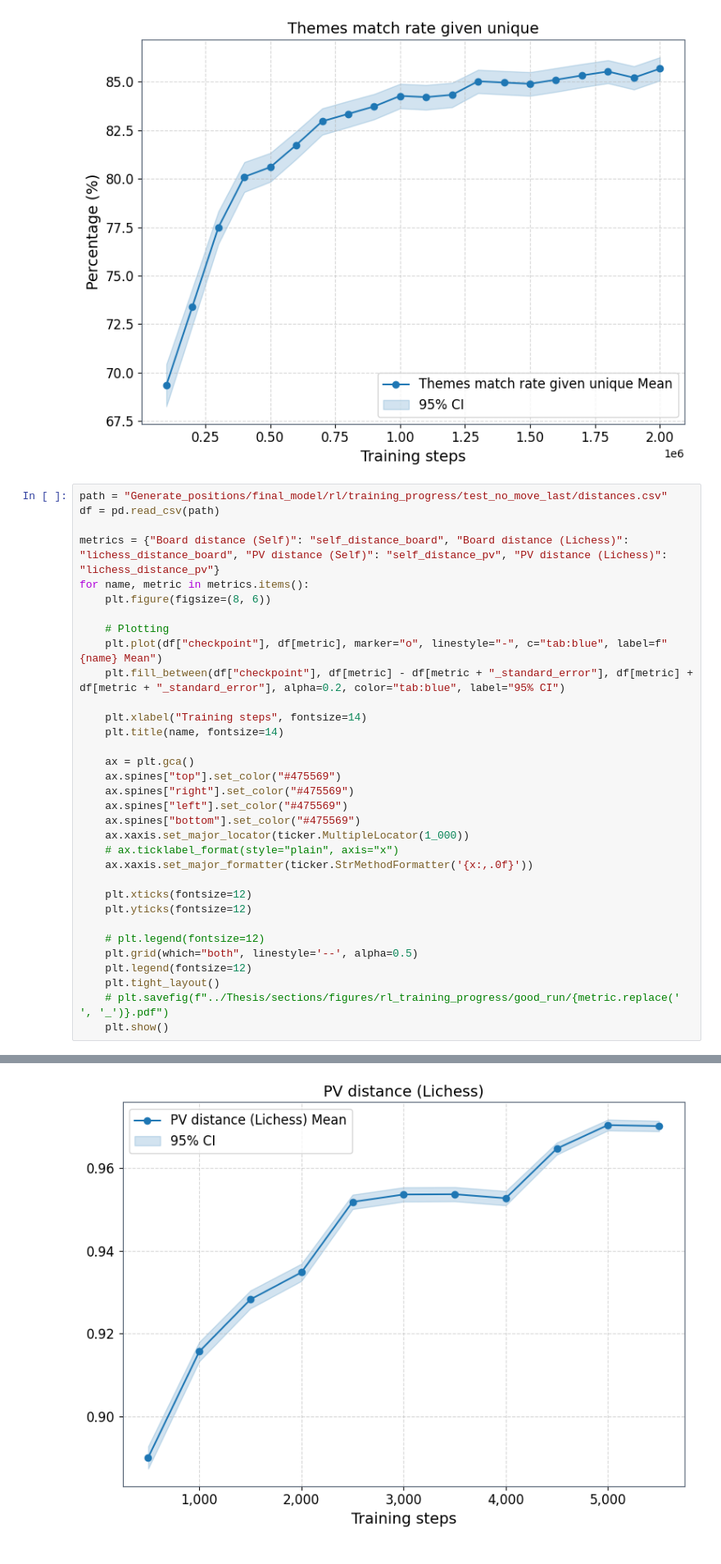
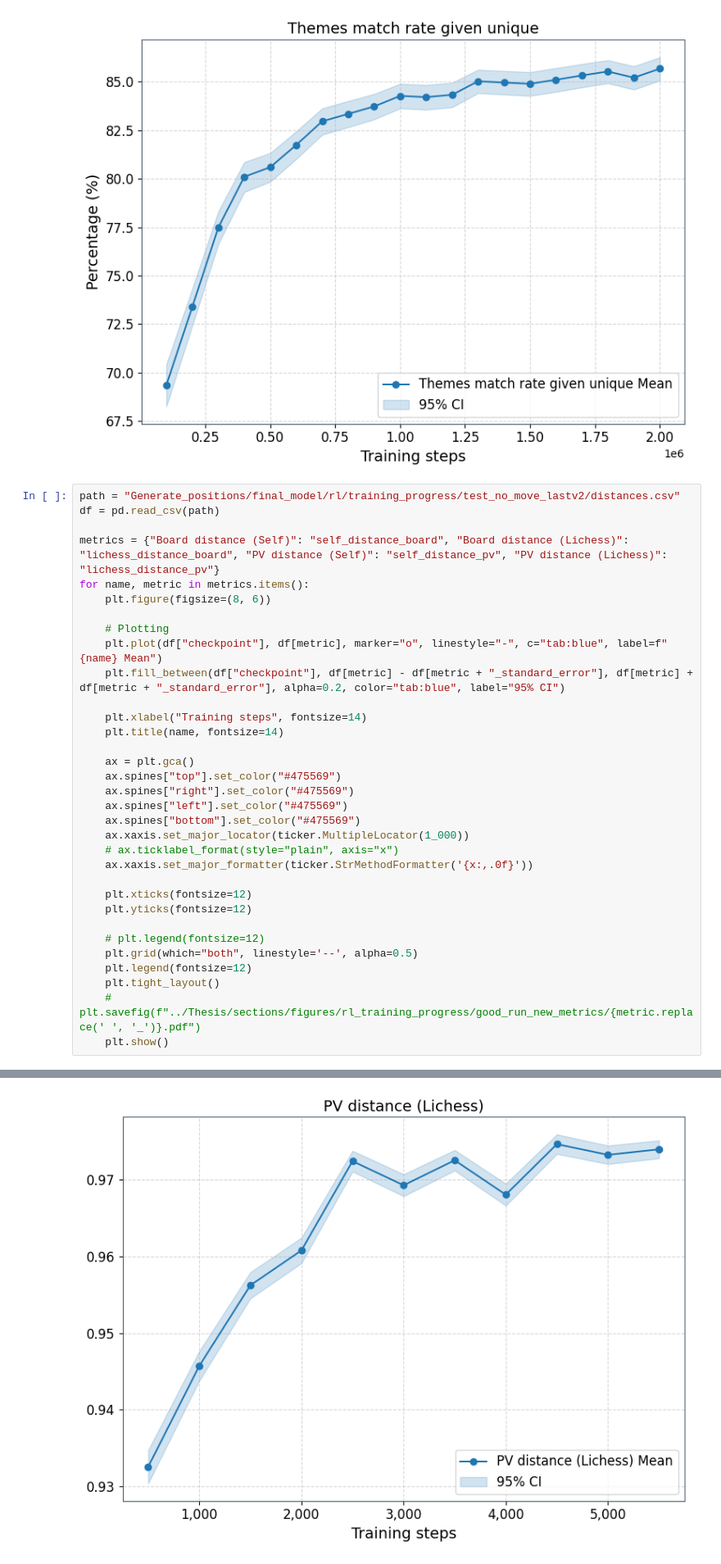
Before and after one commit to naapeli/Generating-open-source-chess-puzzles, a Jupyter notebook: src/plots.ipynb, the cells around one changed output, grey strips where cells are left out. Shown at 82% size. Drawn from its saved outputs; the diff is of its cells as text.

Commit message:
Thesis finally submitted

```diff
--- a/src/plots.ipynb
+++ b/src/plots.ipynb
@@ -338,7 +338,7 @@ for metric in metrics:
 [figure]
 [figure]
 # %%
-path = "Generate_positions/final_model/rl/training_progress/test_no_move_last/distances.csv"
+path = "Generate_positions/final_model/rl/training_progress/test_no_move_lastv2/distances.csv"
 df = pd.read_csv(path)
 
 metrics = {"Board distance (Self)": "self_distance_board", "Board distance (Lichess)": "lichess_distance_board", "PV distance (Self)": "self_distance_pv", "PV distance (Lichess)": "lichess_distance_pv"}
@@ -368,6 +368,6 @@ for name, metric in metrics.items():
     plt.grid(which="both", linestyle='--', alpha=0.5)
     plt.legend(fontsize=12)
     plt.tight_layout()
-    # plt.savefig(f"../Thesis/sections/figures/rl_training_progress/good_run/{metric.replace(' ', '_')}.pdf")
+    # plt.savefig(f"../Thesis/sections/figures/rl_training_progress/good_run_new_metrics/{metric.replace(' ', '_')}.pdf")
     plt.show()
 # %% [output]
@@ -377,4 +377,4 @@ for name, metric in metrics.items():
-[figure, old version]
+[figure, new version]
 # %%
 log_path = "../src/runs/rl/final_large_runs/final_thesis_experiments/full_diversity11"
 df = tflog2pandas(log_path)
```
Also changed, not shown: parts of 1 cell of this notebook, 19 other files.
